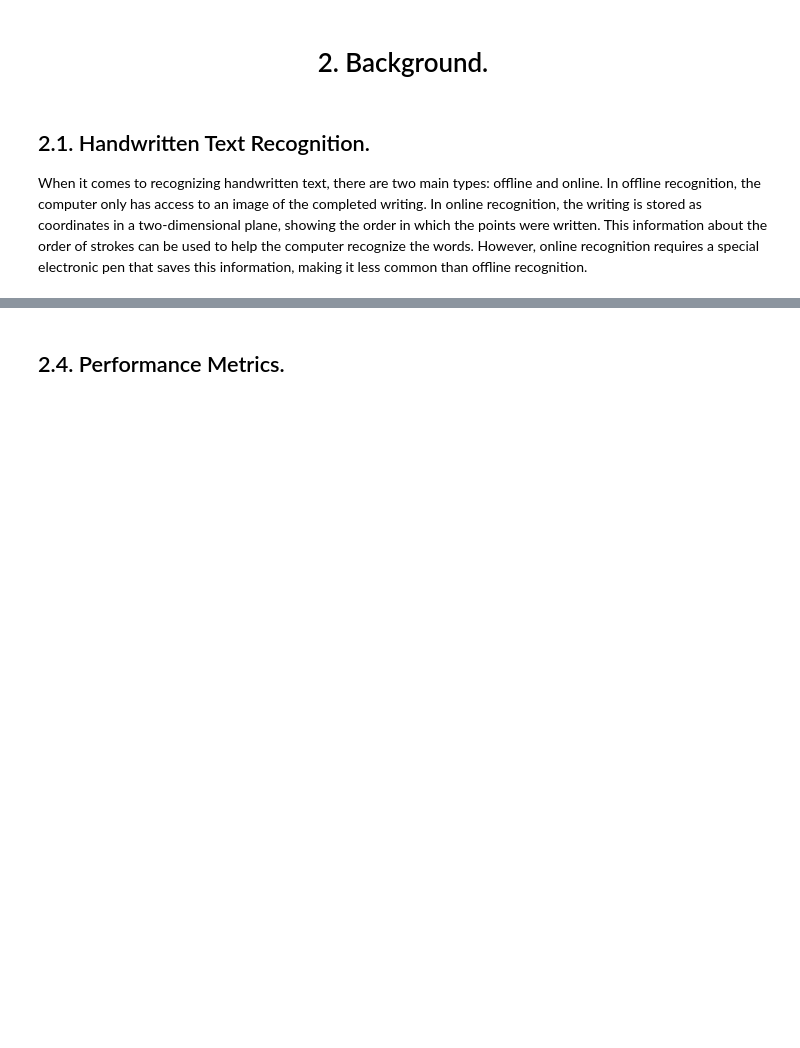
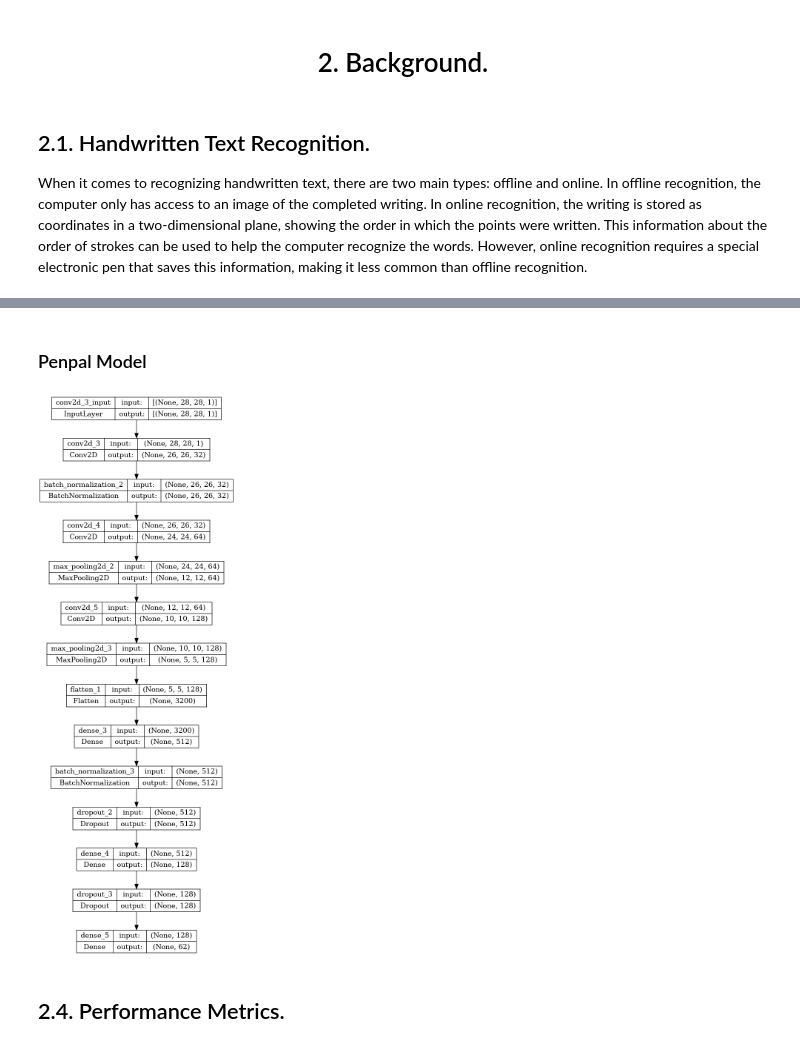
Before and after one commit to adikamunyao/dataClan, a Jupyter notebook: Patch_I.ipynb, the cells around one changed output, grey strips where cells are left out. Saved outputs shown, nothing was run; the diff lists cells and outputs as text; code cells hidden in the pictures; blank space fills up the shorter version.

```diff
--- a/Patch_I.ipynb
+++ b/Patch_I.ipynb
@@ -52,6 +53,13 @@ A neural network works by having a node in a layer being connected to all other
 A CNN is a type of neural network commonly used for images and audio. It consists of an input layer, convolutional layers that compute the most important features of the image, pooling layers that reduce the dimensionality of the data, and an output layer. The idea is that the first layers identify simple features, and the later layers identify more complex shapes, ultimately leading to identifying the object in the image.
 
 ![CNN](https://vitalflux.com/wp-content/uploads/2021/11/Input-image-along-with-convolutional-layer.png)
+# %% [markdown]
+<h3> Penpal Model
+# %%
+from IPython.display import Image
+Image(filename='model.png')
+# %% [output]
+[figure, added]
 # %% [markdown]
 <h2> 2.4. Performance Metrics.</h2>
 # %% [markdown]
```
Also changed, not shown: parts of 60 cells of this notebook, 1 other file.
